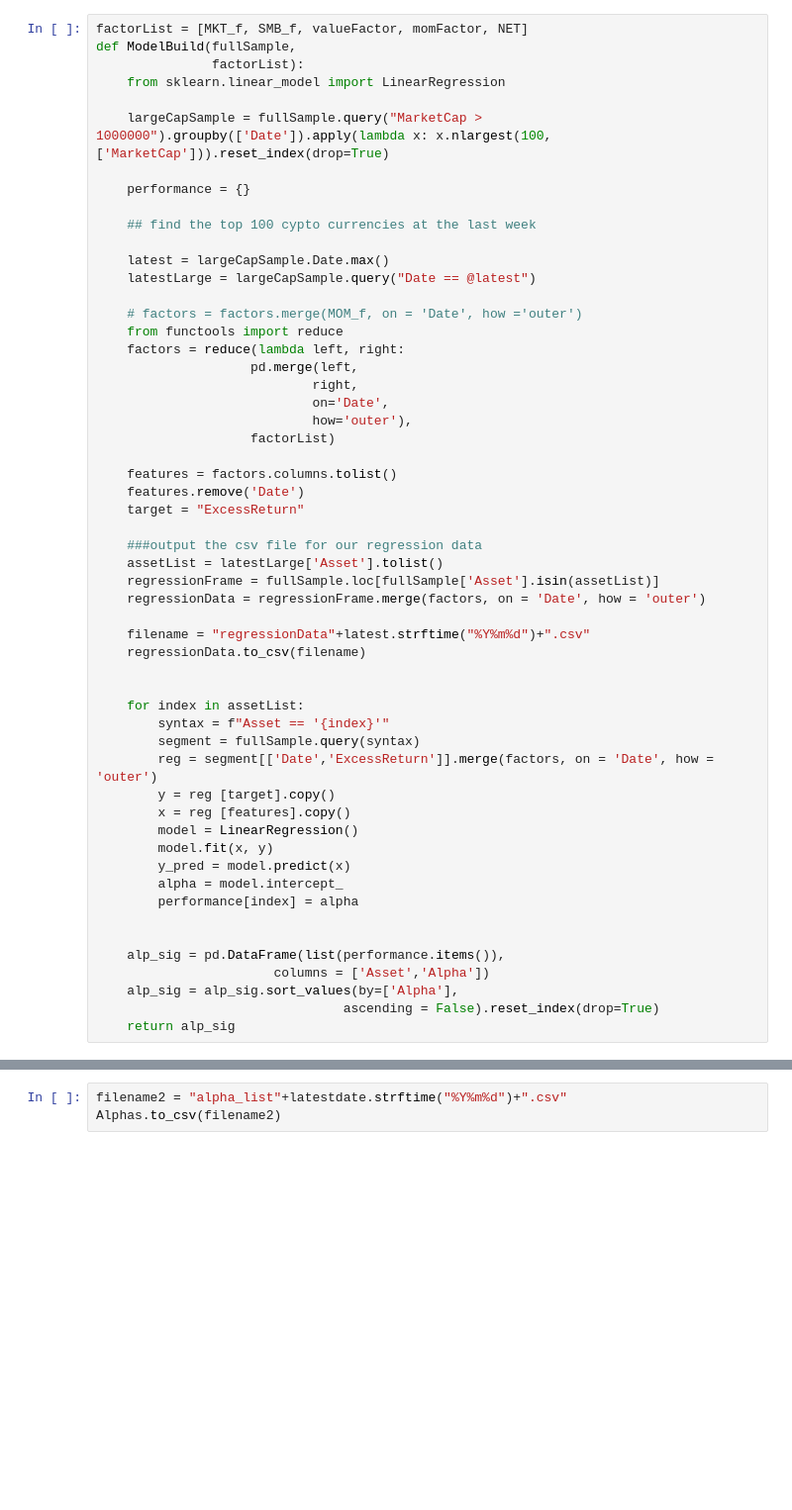
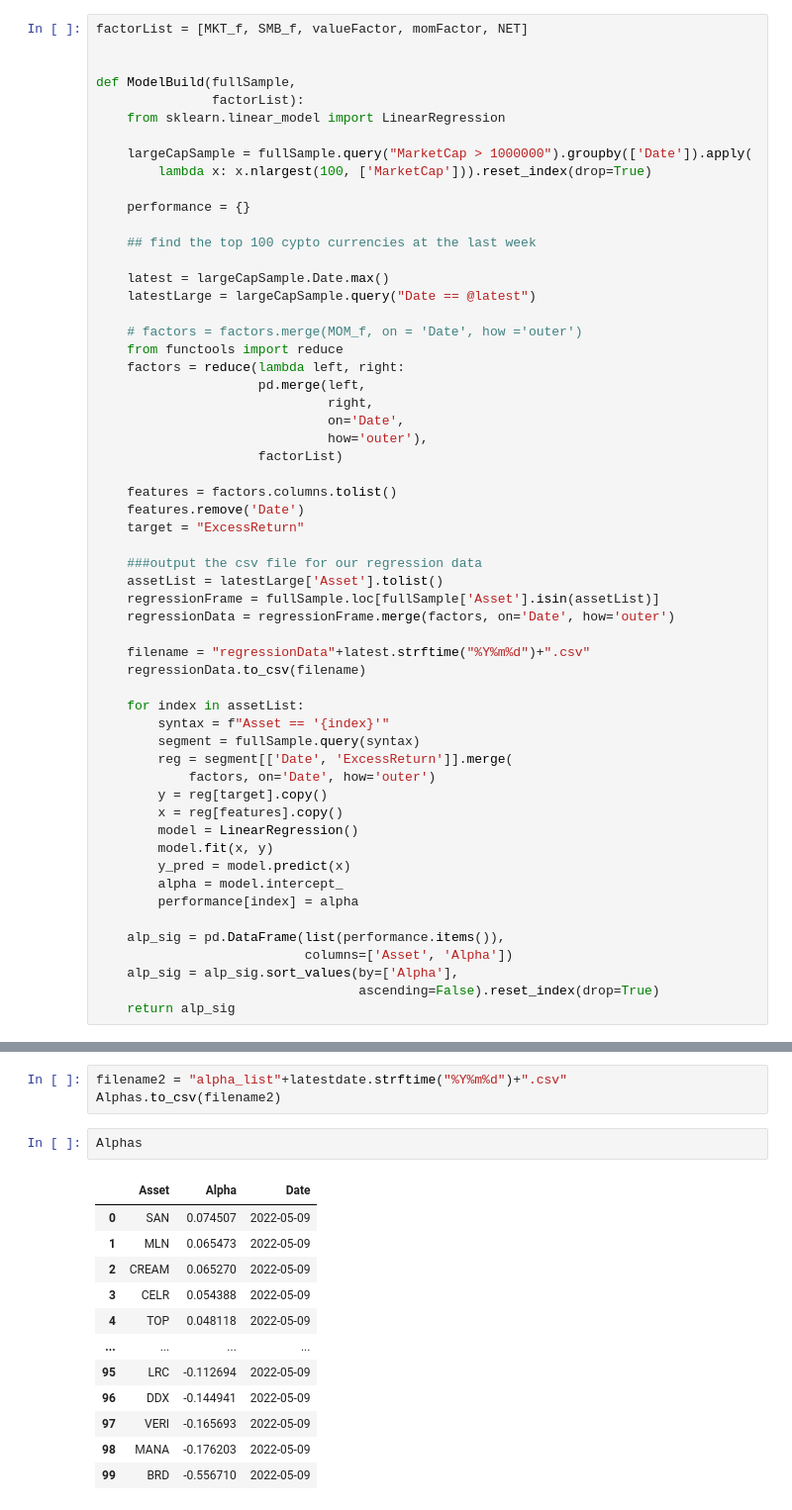
Before and after one commit to PracticumCrypto/C5-Analyzer, a Jupyter notebook: Deliver_version.ipynb, the cells around one changed output, grey strips where cells are left out. Shown at 99% size. Drawn from its saved outputs; the diff is of its cells as text; blank space fills up the shorter version.

```diff
--- a/Deliver_version.ipynb
+++ b/Deliver_version.ipynb
@@ -749,11 +754,14 @@ NET.head()
 Note: Only pick the top 100 cypto currencies from the latest week and check their alphas.
 # %%
 factorList = [MKT_f, SMB_f, valueFactor, momFactor, NET]
+
+
 def ModelBuild(fullSample,
                factorList):
     from sklearn.linear_model import LinearRegression
 
-    largeCapSample = fullSample.query("MarketCap > 1000000").groupby(['Date']).apply(lambda x: x.nlargest(100,['MarketCap'])).reset_index(drop=True)
+    largeCapSample = fullSample.query("MarketCap > 1000000").groupby(['Date']).apply(
+        lambda x: x.nlargest(100, ['MarketCap'])).reset_index(drop=True)
 
     performance = {}
 
@@ -765,11 +773,11 @@ def ModelBuild(fullSample,
     # factors = factors.merge(MOM_f, on = 'Date', how ='outer')
     from functools import reduce
     factors = reduce(lambda left, right:
-                    pd.merge(left,
-                            right,
-                            on='Date',
-                            how='outer'),
-                    factorList)
+                     pd.merge(left,
+                              right,
+                              on='Date',
+                              how='outer'),
+                     factorList)
 
     features = factors.columns.tolist()
     features.remove('Date')
@@ -778,29 +786,28 @@ def ModelBuild(fullSample,
     ###output the csv file for our regression data
     assetList = latestLarge['Asset'].tolist()
     regressionFrame = fullSample.loc[fullSample['Asset'].isin(assetList)]
-    regressionData = regressionFrame.merge(factors, on = 'Date', how = 'outer')
+    regressionData = regressionFrame.merge(factors, on='Date', how='outer')
 
     filename = "regressionData"+latest.strftime("%Y%m%d")+".csv"
     regressionData.to_csv(filename)
 
-
     for index in assetList:
         syntax = f"Asset == '{index}'"
         segment = fullSample.query(syntax)
-        reg = segment[['Date','ExcessReturn']].merge(factors, on = 'Date', how = 'outer')
-        y = reg [target].copy()
-        x = reg [features].copy()
+        reg = segment[['Date', 'ExcessReturn']].merge(
+            factors, on='Date', how='outer')
+        y = reg[target].copy()
+        x = reg[features].copy()
         model = LinearRegression()
         model.fit(x, y)
         y_pred = model.predict(x)
         alpha = model.intercept_
         performance[index] = alpha
 
-
     alp_sig = pd.DataFrame(list(performance.items()),
-                       columns = ['Asset','Alpha'])
+                           columns=['Asset', 'Alpha'])
     alp_sig = alp_sig.sort_values(by=['Alpha'],
-                                ascending = False).reset_index(drop=True)
+                                  ascending=False).reset_index(drop=True)
     return alp_sig
 # %% [markdown]
 ### 7.2 Output a list of alphas for all the crypto currencies with C5 factors
@@ -811,3 +818,18 @@ Alphas['Date'] = latestdate
 # %%
 filename2 = "alpha_list"+latestdate.strftime("%Y%m%d")+".csv"
 Alphas.to_csv(filename2)
+# %%
+Alphas
+# %% [output]
+|  | Asset | Alpha | Date |
+| 0 | SAN | 0.074507 | 2022-05-09 |
+| 1 | MLN | 0.065473 | 2022-05-09 |
+| 2 | CREAM | 0.065270 | 2022-05-09 |
+| 3 | CELR | 0.054388 | 2022-05-09 |
+| 4 | TOP | 0.048118 | 2022-05-09 |
+| ... | ... | ... | ... |
+| 95 | LRC | -0.112694 | 2022-05-09 |
+| 96 | DDX | -0.144941 | 2022-05-09 |
+| 97 | VERI | -0.165693 | 2022-05-09 |
+| 98 | MANA | -0.176203 | 2022-05-09 |
+| 99 | BRD | -0.556710 | 2022-05-09 |
```
Also changed, not shown: parts of 11 cells of this notebook, 3 other files.
